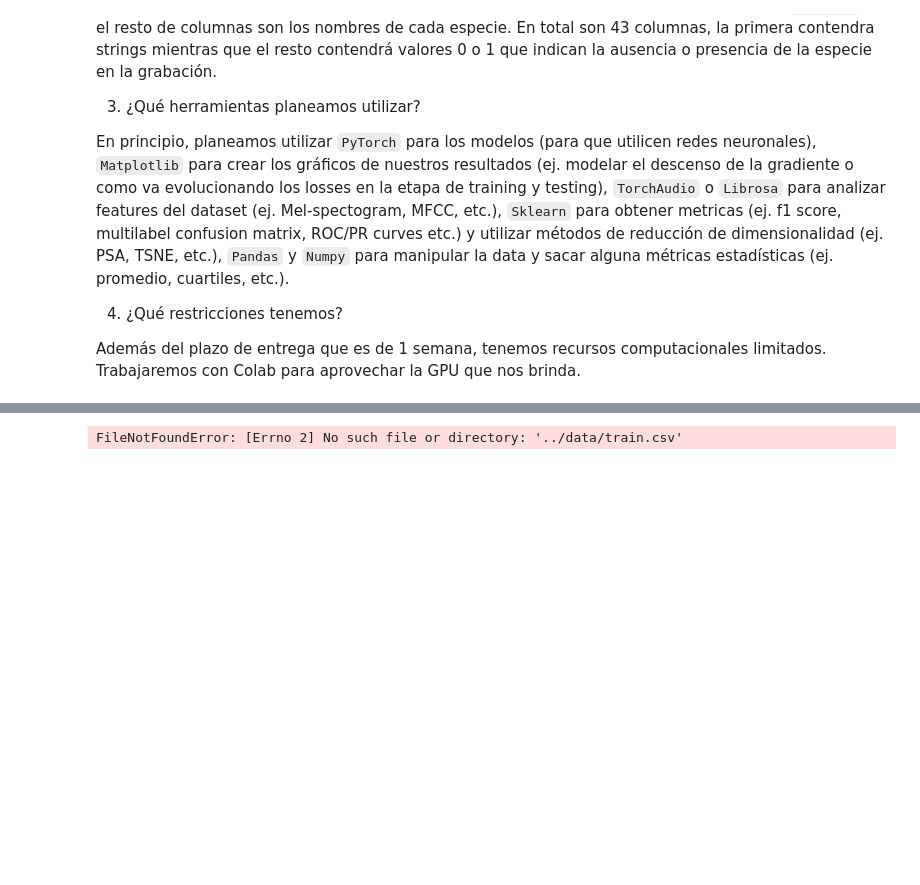
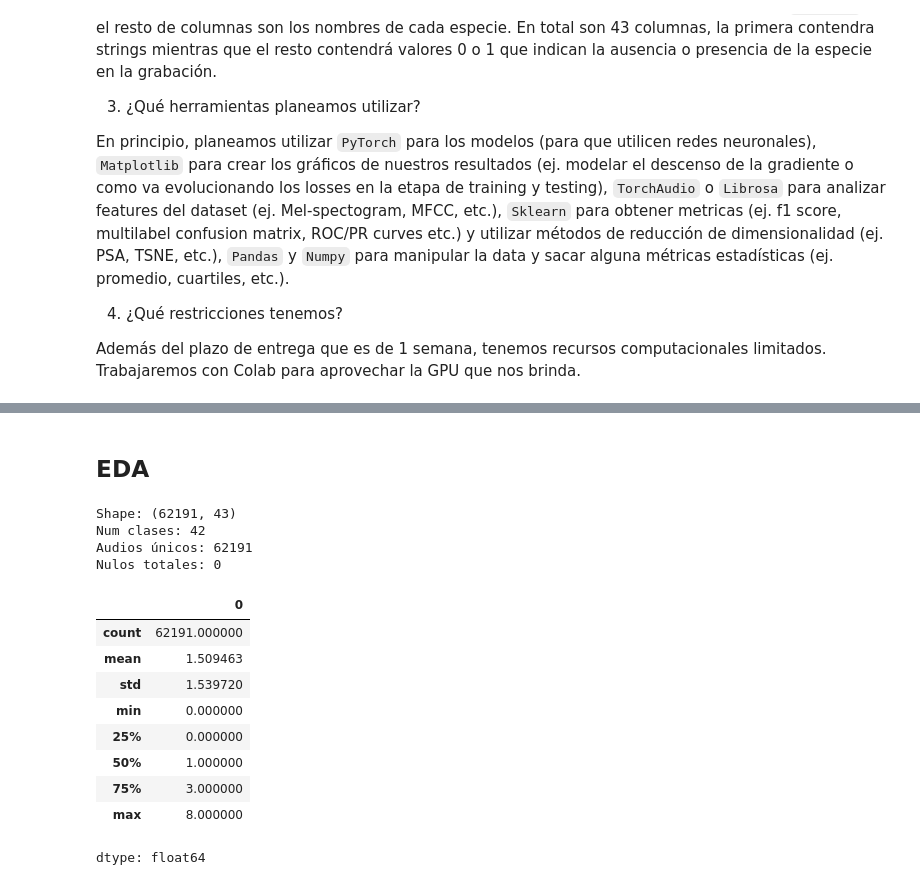
Before and after one commit to LuisIZ/Lab1_AnimalSound_DeepLearning, a Jupyter notebook: notebooks/eda.ipynb, the cells around one changed output, grey strips where cells are left out. Cells and saved outputs as stored; diff of their text form; code cells hidden in the pictures; blank space fills up the shorter version.

```diff
--- a/notebooks/eda.ipynb
+++ b/notebooks/eda.ipynb
@@ -90,14 +251,30 @@ TRAIN_CSV: ../data/train.csv
+# %% [markdown]
+## EDA
 # %%
-df = pd.read_csv(TRAIN_CSV)
-print("Shape:", df.shape)
-print("Columnas:", df.columns[:5], "...")
-
-label_cols = df.columns[1:]  # columnas especies
+label_cols = df.columns[1:]   # las columnas de todas las especies en un audio
 y = df[label_cols].values
 
+print("Shape:", df.shape)
 print("Num clases:", len(label_cols))
-print("Valores únicos en labels:", np.unique(y))
-print("Audios:", df["filename"].nunique())
-print("Nulos:", df.isna().sum().sum())
+print("Audios únicos:", df["filename"].nunique())
+print("Nulos totales:", df.isna().sum().sum())
 # %% [output]
-FileNotFoundError: [Errno 2] No such file or directory: '../data/train.csv'
+Shape: (62191, 43)
+Num clases: 42
+Audios únicos: 62191
+Nulos totales: 0
+# %%
+# ¿cuántas etiquetas por audio?
+k = df[label_cols].sum(axis=1)
+k.describe()
+# %% [output]
+|  | 0 |
+| count | 62191.000000 |
+| mean | 1.509463 |
+| std | 1.539720 |
+| min | 0.000000 |
+| 25% | 0.000000 |
+| 50% | 1.000000 |
+| 75% | 3.000000 |
+| max | 8.000000 |
+dtype: float64
```
Also changed, not shown: parts of 29 cells of this notebook.
